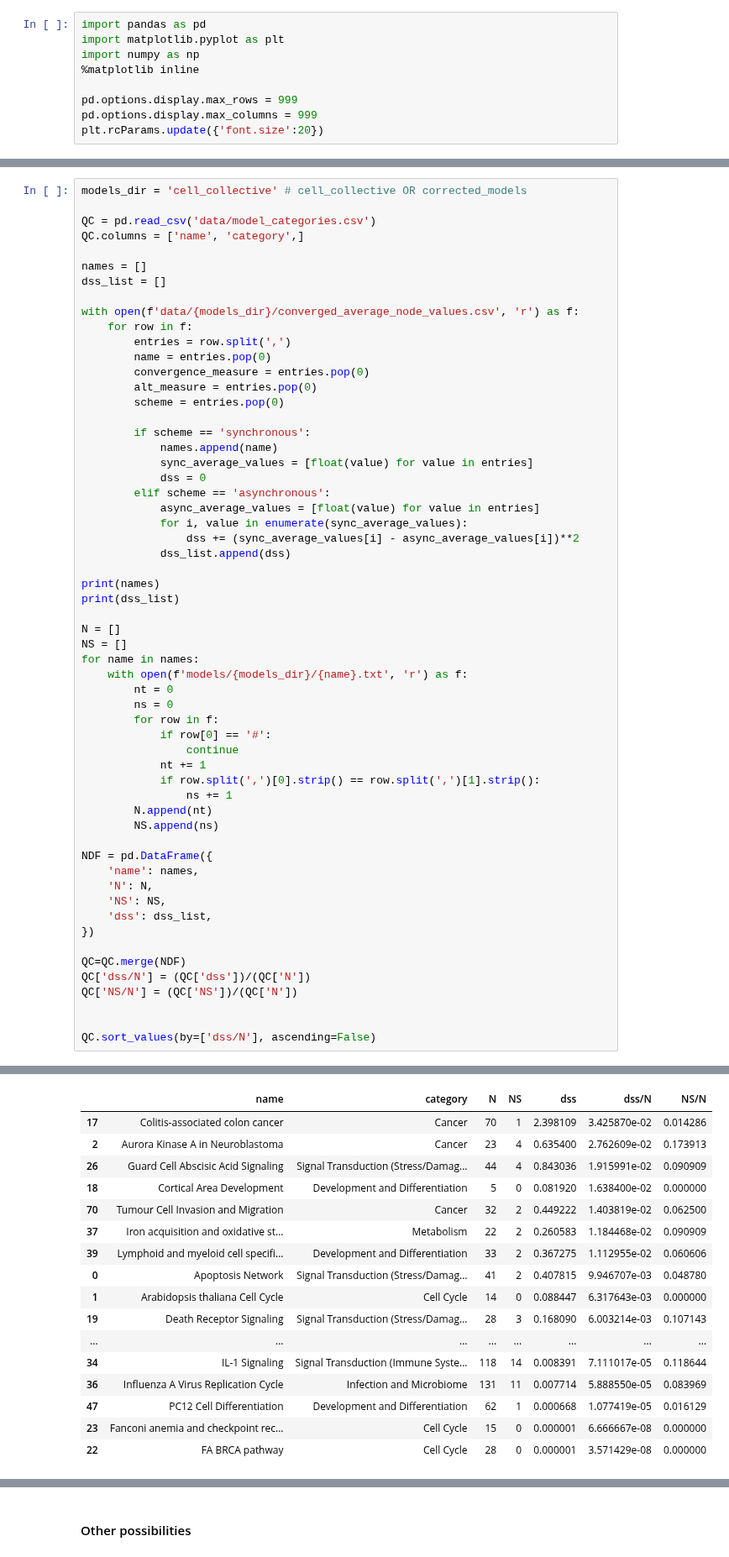
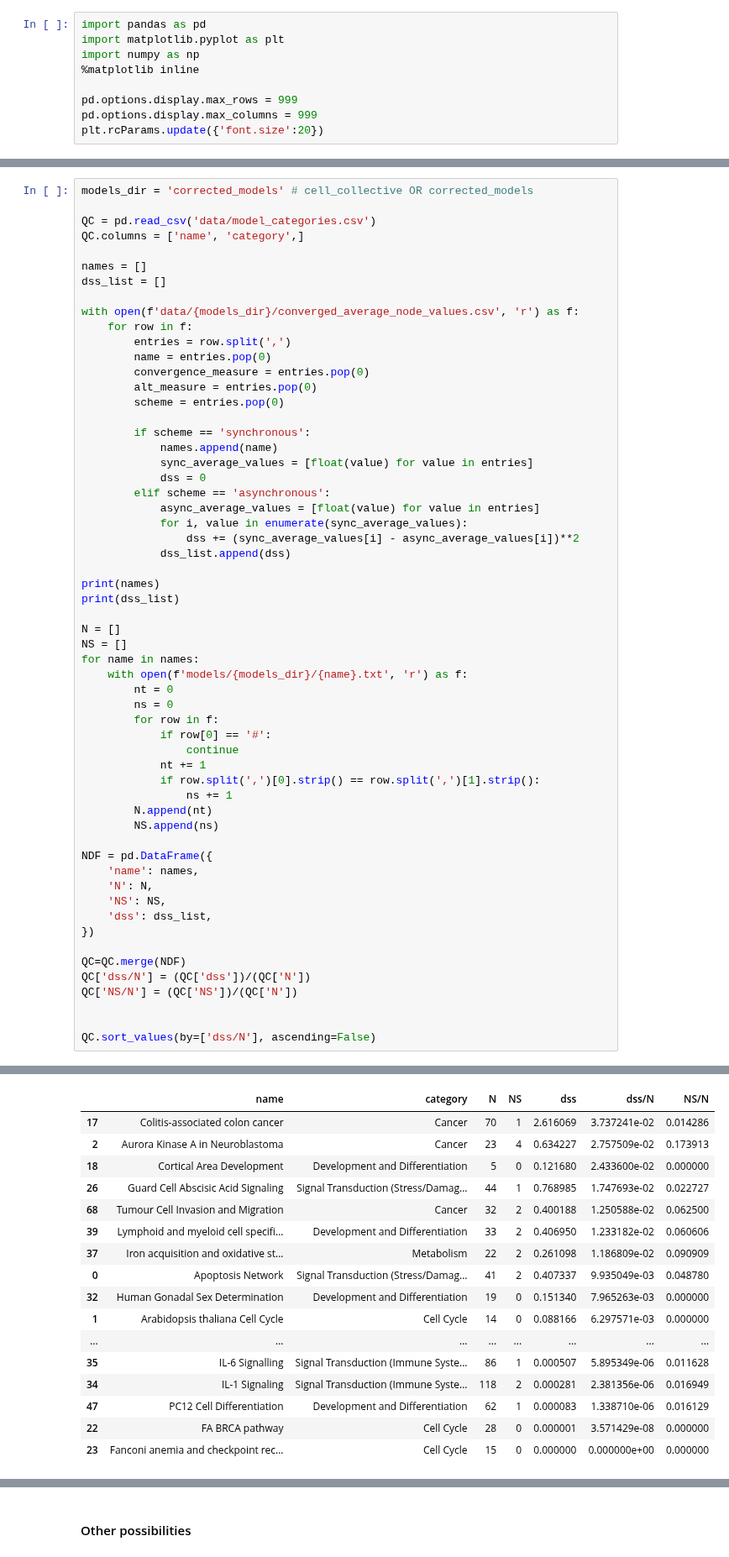
Before and after one commit to kyuhyongpark/cubewalkers-analysis, a Jupyter notebook: node_average_values_analysis.ipynb, the cells around one changed output, grey strips where cells are left out. Shown at 84% size. Cells and saved outputs as stored; diff of their text form.

```diff
--- a/node_average_values_analysis.ipynb
+++ b/node_average_values_analysis.ipynb
@@ -10,5 +52,5 @@ plt.rcParams.update({'font.size':20})
 # %%
-models_dir = 'cell_collective' # cell_collective OR corrected_models
+models_dir = 'corrected_models' # cell_collective OR corrected_models
 
 QC = pd.read_csv('data/model_categories.csv')
 QC.columns = ['name', 'category',]
@@ -71,17 +113,17 @@ QC.sort_values(by=['dss/N'], ascending=False)
 |  | name | category | N | NS | dss | dss/N | NS/N |
-| 17 | Colitis-associated colon cancer | Cancer | 70 | 1 | 2.398109 | 3.425870e-02 | 0.014286 |
-| 2 | Aurora Kinase A in Neuroblastoma | Cancer | 23 | 4 | 0.635400 | 2.762609e-02 | 0.173913 |
-| 26 | Guard Cell Abscisic Acid Signaling | Signal Transduction (Stress/Damag... | 44 | 4 | 0.843036 | 1.915991e-02 | 0.090909 |
-| 18 | Cortical Area Development | Development and Differentiation | 5 | 0 | 0.081920 | 1.638400e-02 | 0.000000 |
-| 70 | Tumour Cell Invasion and Migration | Cancer | 32 | 2 | 0.449222 | 1.403819e-02 | 0.062500 |
-| 37 | Iron acquisition and oxidative st... | Metabolism | 22 | 2 | 0.260583 | 1.184468e-02 | 0.090909 |
-| 39 | Lymphoid and myeloid cell specifi... | Development and Differentiation | 33 | 2 | 0.367275 | 1.112955e-02 | 0.060606 |
-| 0 | Apoptosis Network | Signal Transduction (Stress/Damag... | 41 | 2 | 0.407815 | 9.946707e-03 | 0.048780 |
-| 1 | Arabidopsis thaliana Cell Cycle | Cell Cycle | 14 | 0 | 0.088447 | 6.317643e-03 | 0.000000 |
-| 19 | Death Receptor Signaling | Signal Transduction (Stress/Damag... | 28 | 3 | 0.168090 | 6.003214e-03 | 0.107143 |
+| 17 | Colitis-associated colon cancer | Cancer | 70 | 1 | 2.616069 | 3.737241e-02 | 0.014286 |
+| 2 | Aurora Kinase A in Neuroblastoma | Cancer | 23 | 4 | 0.634227 | 2.757509e-02 | 0.173913 |
+| 18 | Cortical Area Development | Development and Differentiation | 5 | 0 | 0.121680 | 2.433600e-02 | 0.000000 |
+| 26 | Guard Cell Abscisic Acid Signaling | Signal Transduction (Stress/Damag... | 44 | 1 | 0.768985 | 1.747693e-02 | 0.022727 |
+| 68 | Tumour Cell Invasion and Migration | Cancer | 32 | 2 | 0.400188 | 1.250588e-02 | 0.062500 |
+| 39 | Lymphoid and myeloid cell specifi... | Development and Differentiation | 33 | 2 | 0.406950 | 1.233182e-02 | 0.060606 |
+| 37 | Iron acquisition and oxidative st... | Metabolism | 22 | 2 | 0.261098 | 1.186809e-02 | 0.090909 |
+| 0 | Apoptosis Network | Signal Transduction (Stress/Damag... | 41 | 2 | 0.407337 | 9.935049e-03 | 0.048780 |
+| 32 | Human Gonadal Sex Determination | Development and Differentiation | 19 | 0 | 0.151340 | 7.965263e-03 | 0.000000 |
+| 1 | Arabidopsis thaliana Cell Cycle | Cell Cycle | 14 | 0 | 0.088166 | 6.297571e-03 | 0.000000 |
 | ... | ... | ... | ... | ... | ... | ... | ... |
-| 34 | IL-1 Signaling | Signal Transduction (Immune Syste... | 118 | 14 | 0.008391 | 7.111017e-05 | 0.118644 |
-| 36 | Influenza A Virus Replication Cycle | Infection and Microbiome | 131 | 11 | 0.007714 | 5.888550e-05 | 0.083969 |
-| 47 | PC12 Cell Differentiation | Development and Differentiation | 62 | 1 | 0.000668 | 1.077419e-05 | 0.016129 |
-| 23 | Fanconi anemia and checkpoint rec... | Cell Cycle | 15 | 0 | 0.000001 | 6.666667e-08 | 0.000000 |
+| 35 | IL-6 Signalling | Signal Transduction (Immune Syste... | 86 | 1 | 0.000507 | 5.895349e-06 | 0.011628 |
+| 34 | IL-1 Signaling | Signal Transduction (Immune Syste... | 118 | 2 | 0.000281 | 2.381356e-06 | 0.016949 |
+| 47 | PC12 Cell Differentiation | Development and Differentiation | 62 | 1 | 0.000083 | 1.338710e-06 | 0.016129 |
 | 22 | FA BRCA pathway | Cell Cycle | 28 | 0 | 0.000001 | 3.571429e-08 | 0.000000 |
+| 23 | Fanconi anemia and checkpoint rec... | Cell Cycle | 15 | 0 | 0.000000 | 0.000000e+00 | 0.000000 |
```
Also changed, not shown: parts of 5 cells of this notebook, 6 other files.
